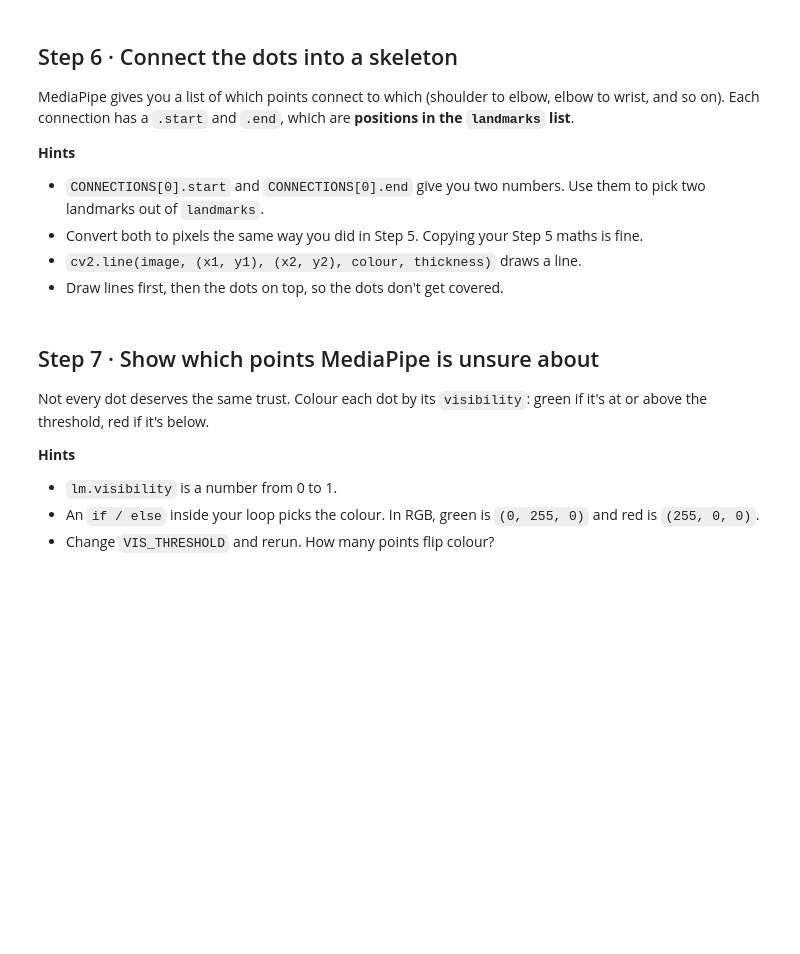
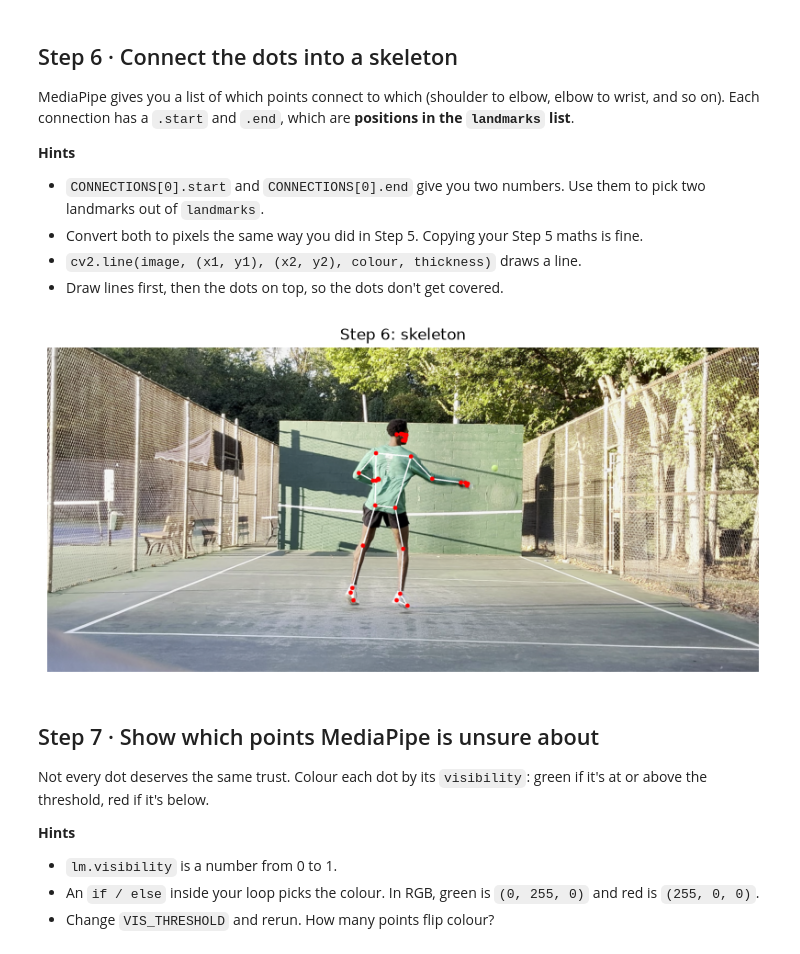
Before and after one commit to Klaifo/CV-Project, a Jupyter notebook: notebooks/01_pose_one_frame.ipynb, the cells around one changed output. Drawn from its saved outputs; the diff is of its cells as text; code cells hidden in the pictures; blank space fills up the shorter version.

Commit message:
Pose on one frame: MediaPipe skeleton and confidence view

```diff
--- a/notebooks/01_pose_one_frame.ipynb
+++ b/notebooks/01_pose_one_frame.ipynb
@@ -212,18 +211,32 @@ MediaPipe gives you a list of which points connect to which (shoulder to elbow,
 # %%
 CONNECTIONS = vision.PoseLandmarksConnections.POSE_LANDMARKS
 skeleton = frame_rgb.copy()
 
+# Draw the lines (the "connect the dots" part)
 for c in CONNECTIONS:
-    # YOUR CODE: get the two landmarks, convert to pixels, draw a line
-    pass
+    a = landmarks[c.start]          # first dot in this pair
+    b = landmarks[c.end]            # second dot in this pair
 
-# YOUR CODE: draw the dots on top (reuse Step 5)
+    ax = int(a.x * w)               # first dot, pixels across
+    ay = int(a.y * h)               # first dot, pixels down
+    bx = int(b.x * w)               # second dot, pixels across
+    by = int(b.y * h)               # second dot, pixels down
+
+    cv2.line(skeleton, (ax, ay), (bx, by), (255, 255, 255), 3)   # white line
+
+# Draw the dots on top, same as Step 5
+for lm in landmarks:
+    px = int(lm.x * w)
+    py = int(lm.y * h)
+    cv2.circle(skeleton, (px, py), 8, (255, 0, 0), -1)            # red dot
 
 plt.figure(figsize=(10, 6))
 plt.imshow(skeleton)
 plt.title("Step 6: skeleton")
 plt.axis("off")
 plt.show()
+# %% [output]
+[figure, added]
 # %% [markdown]
 ## Step 7 · Show which points MediaPipe is unsure about
 
```
Also changed, not shown: parts of 3 cells of this notebook.
